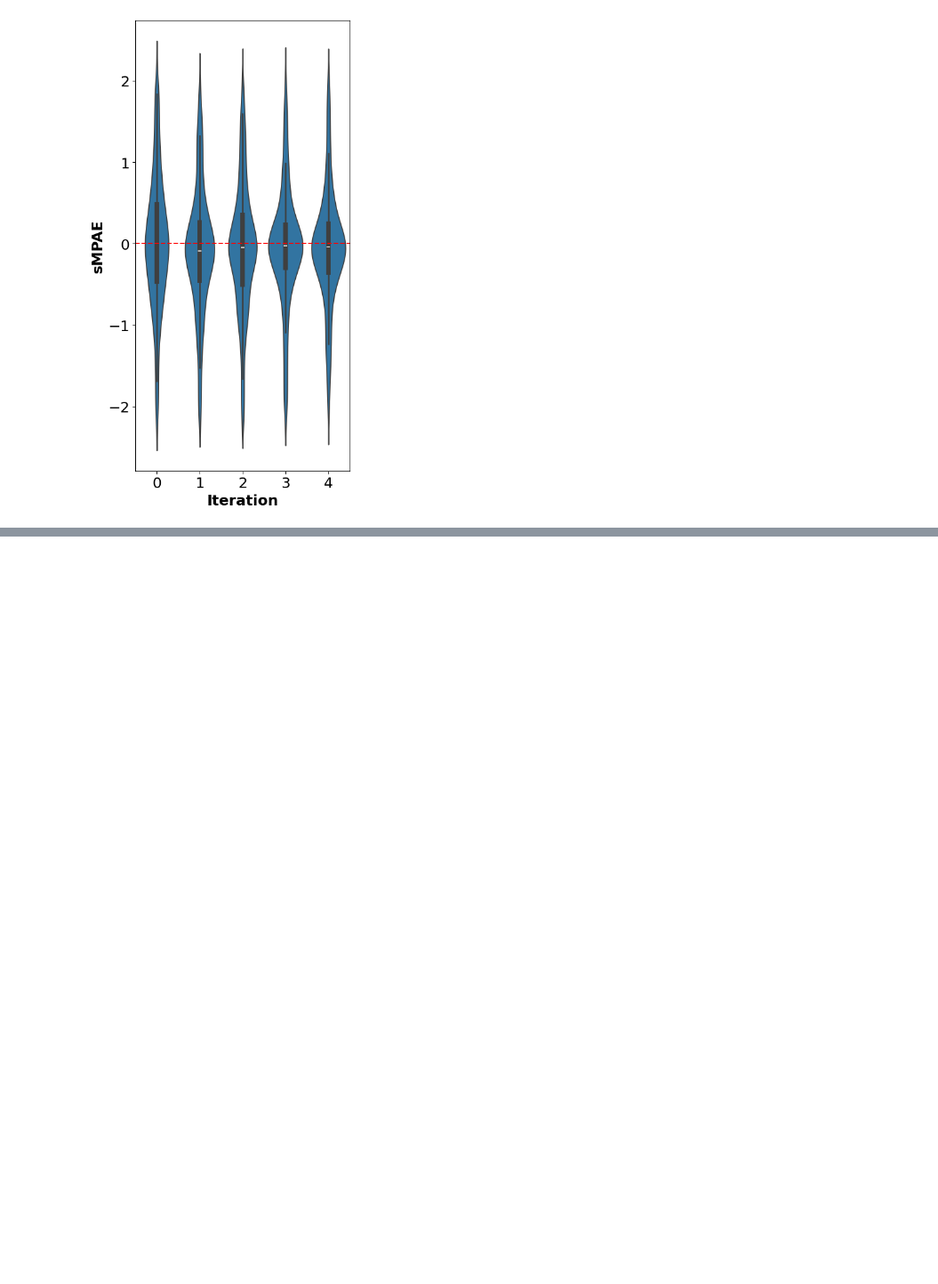
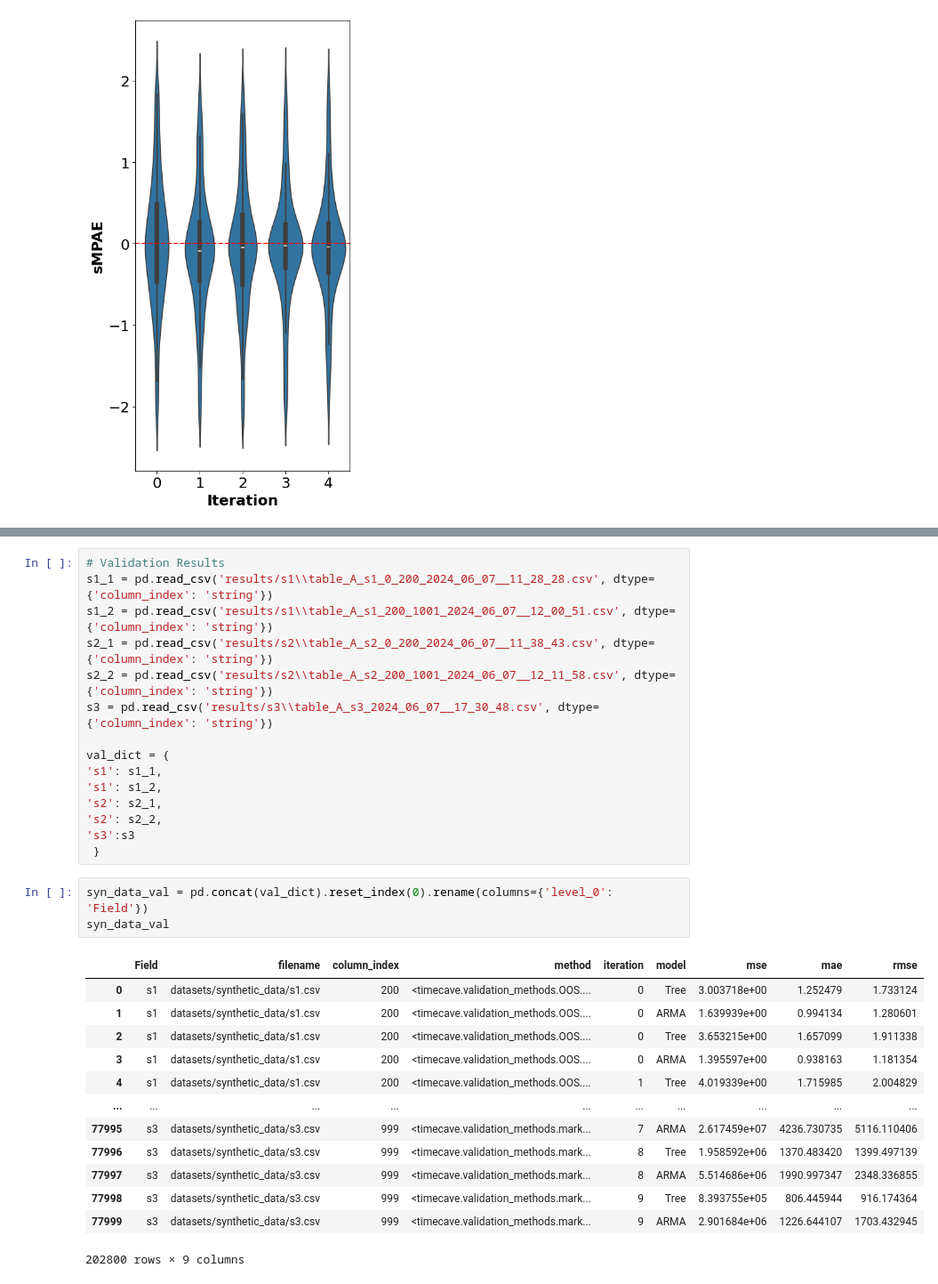
Before and after one commit to MiguelLoureiro98/timecave, a Jupyter notebook: experiments/processing_results.ipynb, the cells around one changed output, grey strips where cells are left out. Shown at 89% size. Cells and saved outputs as stored; diff of their text form; blank space fills up the shorter version.

Commit message:
starting synthetic data

```diff
--- a/experiments/processing_results.ipynb
+++ b/experiments/processing_results.ipynb
@@ -387,0 +398,32 @@ violin_plots_per_iteration(prettify(iteration_data), "mse", "ARMA", pretty_metho
+# %%
+# Validation Results
+s1_1 = pd.read_csv('results/s1\\table_A_s1_0_200_2024_06_07__11_28_28.csv', dtype={'column_index': 'string'})
+s1_2 = pd.read_csv('results/s1\\table_A_s1_200_1001_2024_06_07__12_00_51.csv', dtype={'column_index': 'string'})
+s2_1 = pd.read_csv('results/s2\\table_A_s2_0_200_2024_06_07__11_38_43.csv', dtype={'column_index': 'string'})
+s2_2 = pd.read_csv('results/s2\\table_A_s2_200_1001_2024_06_07__12_11_58.csv', dtype={'column_index': 'string'})
+s3 = pd.read_csv('results/s3\\table_A_s3_2024_06_07__17_30_48.csv', dtype={'column_index': 'string'})
+
+val_dict = {
+'s1': s1_1,
+'s1': s1_2,
+'s2': s2_1,
+'s2': s2_2,
+'s3':s3
+ }
+# %%
+syn_data_val = pd.concat(val_dict).reset_index(0).rename(columns={'level_0': 'Field'})
+syn_data_val
+# %% [output]
+|  | Field | filename | column_index | method | iteration | model | mse | mae | rmse |
+| 0 | s1 | datasets/synthetic_data/s1.csv | 200 | <timecave.validation_methods.OOS.... | 0 | Tree | 3.003718e+00 | 1.252479 | 1.733124 |
+| 1 | s1 | datasets/synthetic_data/s1.csv | 200 | <timecave.validation_methods.OOS.... | 0 | ARMA | 1.639939e+00 | 0.994134 | 1.280601 |
+| 2 | s1 | datasets/synthetic_data/s1.csv | 200 | <timecave.validation_methods.OOS.... | 0 | Tree | 3.653215e+00 | 1.657099 | 1.911338 |
+| 3 | s1 | datasets/synthetic_data/s1.csv | 200 | <timecave.validation_methods.OOS.... | 0 | ARMA | 1.395597e+00 | 0.938163 | 1.181354 |
+| 4 | s1 | datasets/synthetic_data/s1.csv | 200 | <timecave.validation_methods.OOS.... | 1 | Tree | 4.019339e+00 | 1.715985 | 2.004829 |
+| ... | ... | ... | ... | ... | ... | ... | ... | ... | ... |
+| 77995 | s3 | datasets/synthetic_data/s3.csv | 999 | <timecave.validation_methods.mark... | 7 | ARMA | 2.617459e+07 | 4236.730735 | 5116.110406 |
+| 77996 | s3 | datasets/synthetic_data/s3.csv | 999 | <timecave.validation_methods.mark... | 8 | Tree | 1.958592e+06 | 1370.483420 | 1399.497139 |
+| 77997 | s3 | datasets/synthetic_data/s3.csv | 999 | <timecave.validation_methods.mark... | 8 | ARMA | 5.514686e+06 | 1990.997347 | 2348.336855 |
+| 77998 | s3 | datasets/synthetic_data/s3.csv | 999 | <timecave.validation_methods.mark... | 9 | Tree | 8.393755e+05 | 806.445944 | 916.174364 |
+| 77999 | s3 | datasets/synthetic_data/s3.csv | 999 | <timecave.validation_methods.mark... | 9 | ARMA | 2.901684e+06 | 1226.644107 | 1703.432945 |
+202800 rows × 9 columns
```
Also changed, not shown: parts of 2 cells of this notebook, 1 other file.
